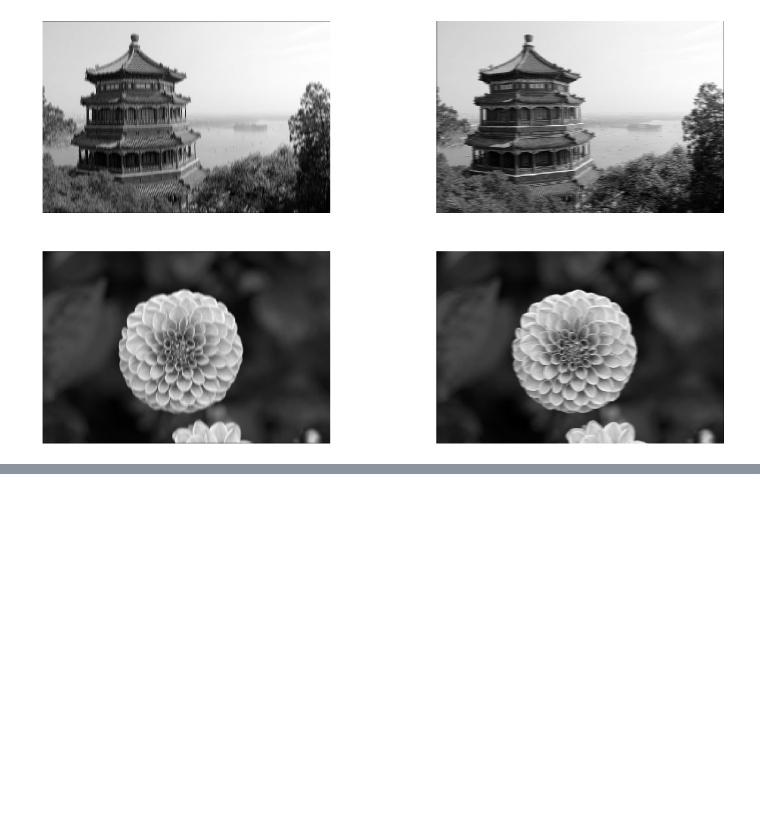
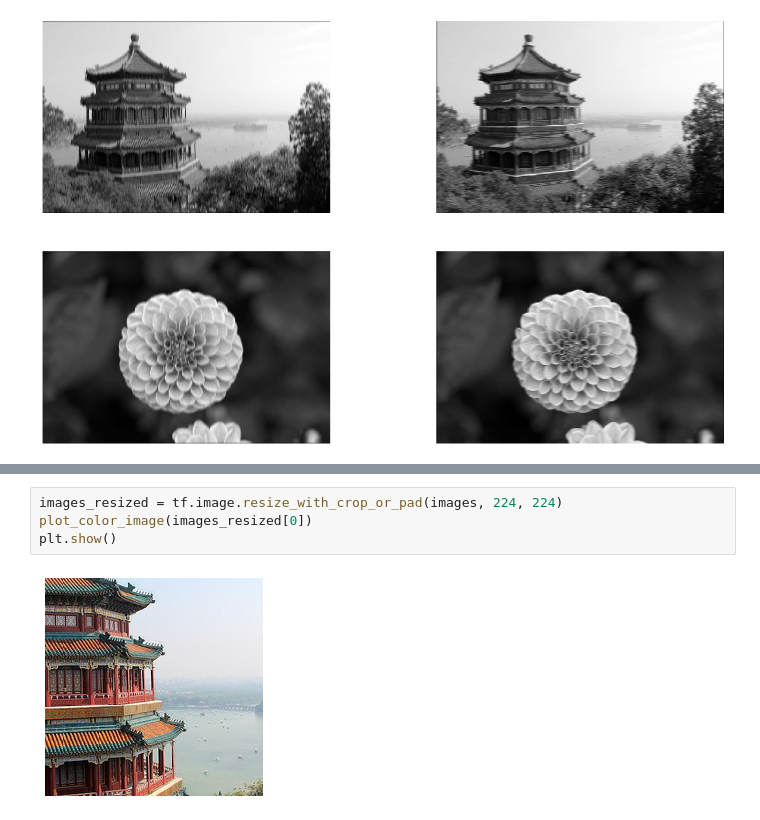
Before and after one commit to kebuhcah/experiments, a Jupyter notebook: ageron/14_deep_computer_vision_with_cnns.ipynb, the cells around one changed output, grey strips where cells are left out. Drawn from its saved outputs; the diff is of its cells as text; blank space fills up the shorter version.

```diff
--- a/ageron/14_deep_computer_vision_with_cnns.ipynb
+++ b/ageron/14_deep_computer_vision_with_cnns.ipynb
@@ -104,0 +258,6 @@ plt.show()
+# %%
+images_resized = tf.image.resize_with_crop_or_pad(images, 224, 224)
+plot_color_image(images_resized[0])
+plt.show()
+# %% [output]
+[figure, added]
```
Also changed, not shown: parts of 27 cells of this notebook, 1 other file.
